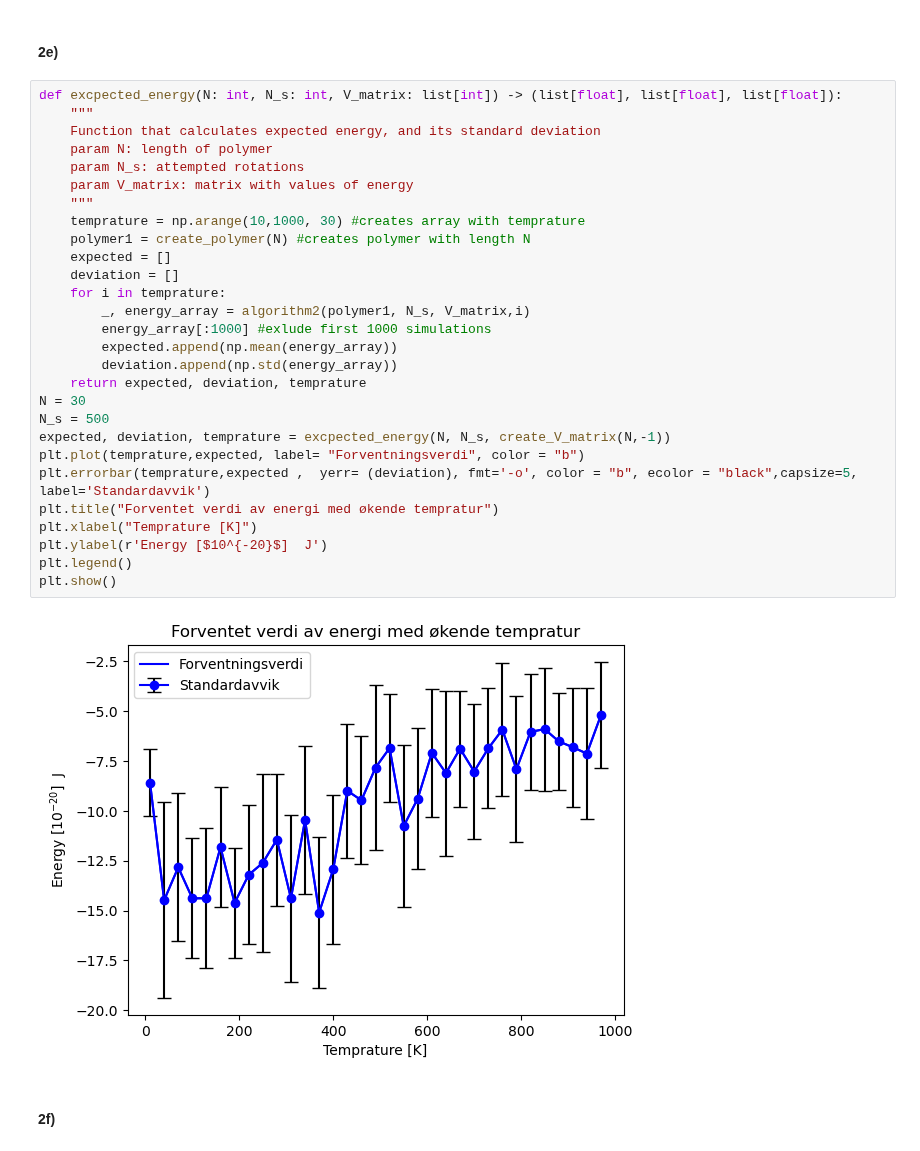
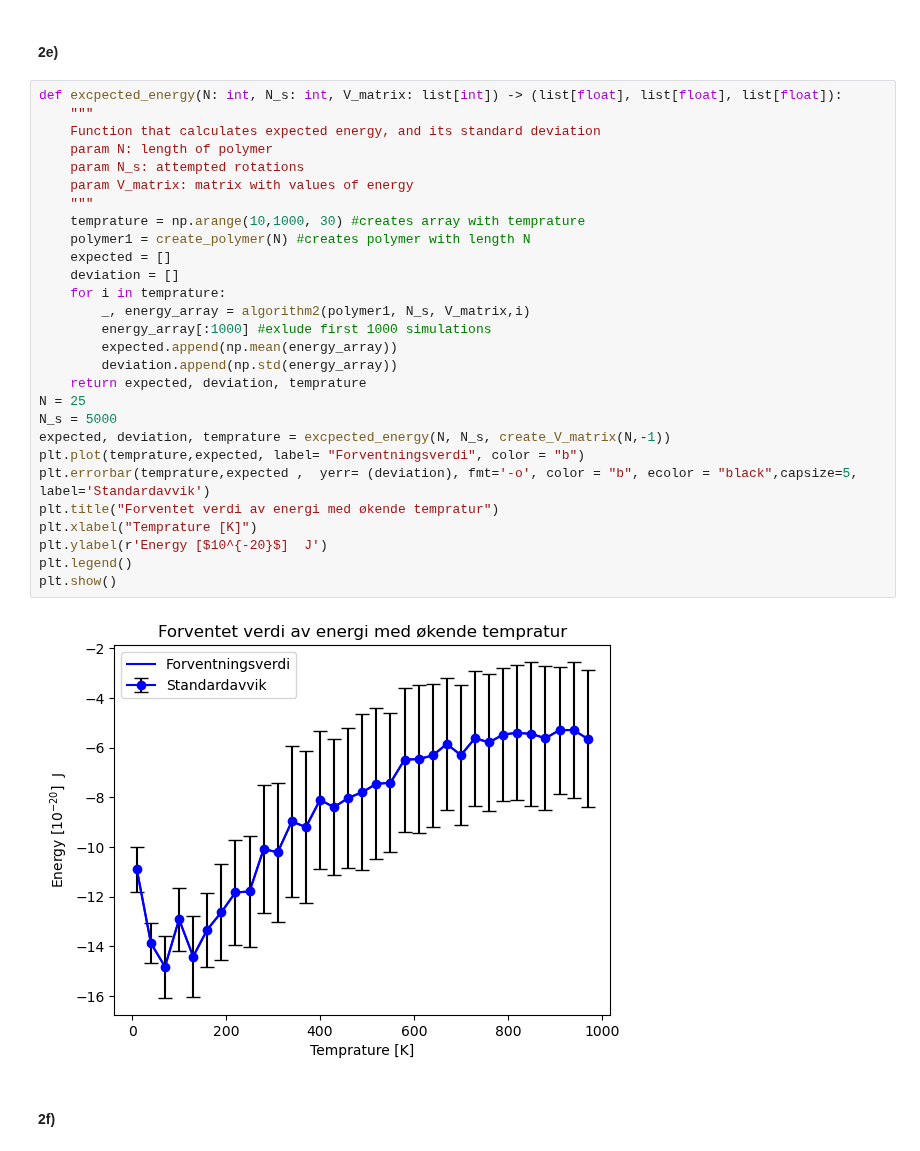
Before and after one commit to villi02/TMA4320-Introduksjon-til-vitenskapelige-beregninger-prosjekter, a Jupyter notebook: oppgave.ipynb, the cells around one changed output. Drawn from its saved outputs; the diff is of its cells as text.

```diff
--- a/oppgave.ipynb
+++ b/oppgave.ipynb
@@ -467,33 +467,33 @@ display_polymer(polymer_array_v)
 # %%
 def excpected_energy(N: int, N_s: int, V_matrix: list[int]) -> (list[float], list[float], list[float]):
     """
     Function that calculates expected energy, and its standard deviation
     param N: length of polymer
     param N_s: attempted rotations
     param V_matrix: matrix with values of energy
     """
     temprature = np.arange(10,1000, 30) #creates array with temprature
     polymer1 = create_polymer(N) #creates polymer with length N
     expected = []
     deviation = []
     for i in temprature:
         _, energy_array = algorithm2(polymer1, N_s, V_matrix,i)
         energy_array[:1000] #exlude first 1000 simulations
         expected.append(np.mean(energy_array))
         deviation.append(np.std(energy_array))
     return expected, deviation, temprature
-N = 30
-N_s = 500
+N = 25
+N_s = 5000
 expected, deviation, temprature = excpected_energy(N, N_s, create_V_matrix(N,-1))
 plt.plot(temprature,expected, label= "Forventningsverdi", color = "b")
 plt.errorbar(temprature,expected ,  yerr= (deviation), fmt='-o', color = "b", ecolor = "black",capsize=5, label='Standardavvik')
 plt.title("Forventet verdi av energi med økende tempratur")
 plt.xlabel("Temprature [K]")
 plt.ylabel(r'Energy [$10^{-20}$]  J')
 plt.legend()
 plt.show()
 # %% [output]
-[figure, old version]
+[figure, new version]
 # %% [markdown]
 #### 2f)
 # %%
```
Also changed, not shown: parts of 7 cells of this notebook.
